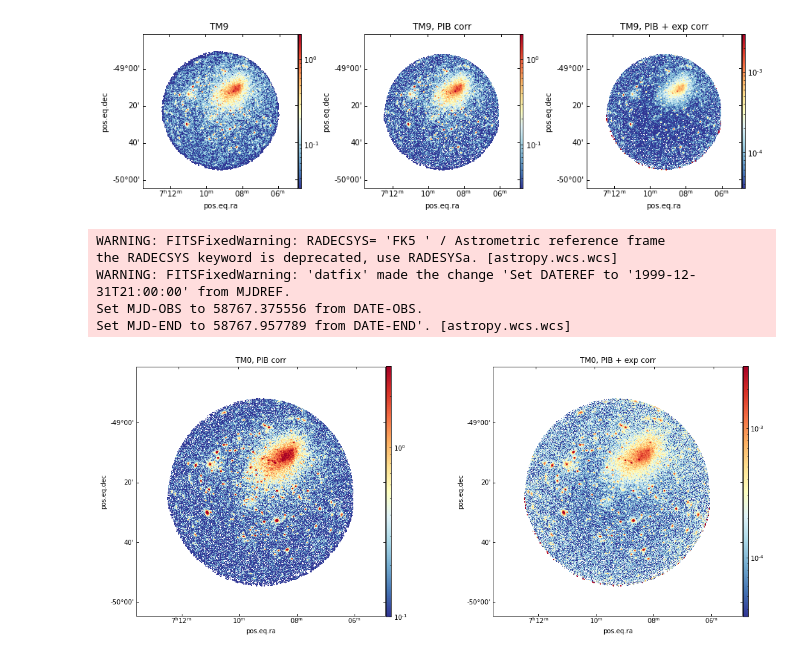
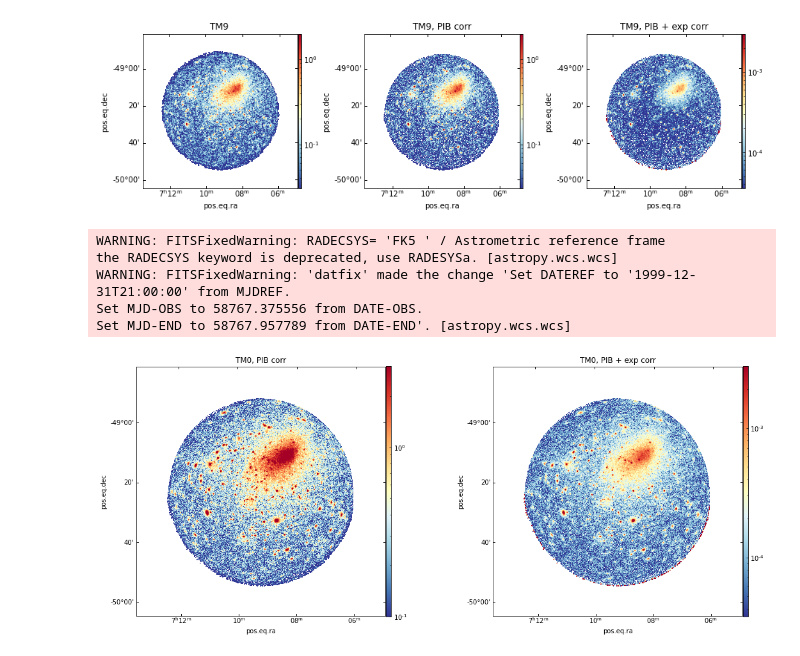
Before and after one commit to xolandaliso/erosita-data-processing, a Jupyter notebook: new_book.ipynb, the cells around one changed output. Cells and saved outputs as stored; diff of their text form; code cells hidden in the pictures.

```diff
--- a/new_book.ipynb
+++ b/new_book.ipynb
@@ -28,7 +28,7 @@ mpl.rcParams['figure.dpi'] = 150
 w_dir = !pwd
 
 observations = [ x for x
-                            in sorted(os.listdir('full_eband/')) if '.fits' in x ]
+                            in sorted(os.listdir('data/full_eband/')) if '.fits' in x ]
 
 
 fig = pl.gcf()
@@ -38,7 +38,7 @@ fig.set_size_inches(6, 6)
 
 for i in range(len(observations)):
     # Set up subplot; subplot indices start at 1
-    phot_image = fits.open(w_dir[0]+'/full_eband/'+observations[i])
+    phot_image = fits.open(w_dir[0]+'/data/full_eband/'+observations[i])
     #f_eband_lc = fits.open(w_dir[0]+'/light_curves/'+new_curves[i]) #filtered
 
     sp = pl.subplot(nrows, ncols, i + 1, projection=WCS(phot_image[0].header))
@@ -231,15 +233,15 @@ Set MJD-END to 58767.957789 from DATE-END'. [astropy.wcs.wcs]
 [figure]
 # %%
 observations = [ x for x
-                            in sorted(os.listdir('full_eband/')) if '.fits' in x ]
+                            in sorted(os.listdir('data/full_eband/')) if '.fits' in x ]
 TMs = [5, 7]
 
 '''
 for each TM
 '''
 
-nonvign_TM9 = fits.open('combined_expmaps/nonvignetted_TM9.fits')
-TM9_photon_image = fits.open('total_maps/filtered_TM9.fits')
+nonvign_TM9 = fits.open('data/expmaps/TM9_nonvignexpmap.fits')
+TM9_photon_image = fits.open('data/filtered_ev/TM9_filtered_ev.fits')
 
 FWC_TM9_sourcespec, FWC_TM9_bkspec = 0, 0
 
@@ -249,12 +251,12 @@ bgsub_TM9 = 0
 for i in range(len(TMs)):
 
     nonv_exmap = fits.open(
-                                w_dir[0]+'/expmaps/nonvignetted_TM'+str(TMs[i])+'.fits' )
+                                w_dir[0]+'/data/expmaps/nonvignetted_TM'+str(TMs[i])+'.fits' )
     vign_exmap = fits.open(
-                            w_dir[0]+'/expmaps/vignetted_TM'+str(TMs[i])+'.fits' )
+                            w_dir[0]+'/data/expmaps/vignetted_TM'+str(TMs[i])+'.fits' )
 
     obs = fits.open(
-                        w_dir[0]+'/full_eband/reduced_TM'+str(TMs[i])+'.fits' )
+                        w_dir[0]+'/data/full_eband/reduced_TM'+str(TMs[i])+'.fits' )
 
     events = obs['EVENTS'].data
 
@@ -285,15 +287,15 @@ for i in range(len(TMs)):
     '''
 
     rmf_data = fits.open(
-                            w_dir[0]+'/bkg_spec/'+'pc00TM'+str(TMs[i])+\
+                            w_dir[0]+'/data/fwc/bkg_spec/'+'pc00TM'+str(TMs[i])+\
                                     '_FWC1.0_'+str(TMs[i])+'00_RMF_c946.fits')['EBOUNDS'].data
 
     src_spec = fits.open(
-                            w_dir[0]+'/source_spec/'+'TM'+str(TMs[i])+\
+                            w_dir[0]+'/data/fwc/source_spec/'+'TM'+str(TMs[i])+\
                                 '_FWC_c010_'+str(TMs[i])+'20_SourceSpec_pat15.fits' )['SPECTRUM'].data
 
     backg_spec = fits.open(
-                        w_dir[0]+'/bkg_spec/'+'pc00TM'+str(TMs[i])+\
+                        w_dir[0]+'/data/fwc/bkg_spec/'+'pc00TM'+str(TMs[i])+\
                                     '_FWC1.0_'+str(TMs[i])+'00_BackgrSpec_c946.fits' )['SPECTRUM'].data
 
     fwc_energies = ( rmf_data['E_MIN'] + rmf_data['E_MAX'] )/2
@@ -324,7 +326,7 @@ for i in range(len(TMs)):
 plotting
 '''
 
-vgn_TM9 = fits.open('combined_expmaps/vignetted_TM9.fits')
+vgn_TM9 = fits.open('data/expmaps/TM9_vignexpmap.fits')
 
 
 pl.subplot(131, projection=WCS(TM9_photon_image[0].header), title='TM9 ')
@@ -367,14 +369,14 @@ PIB subtraction on the total map
 '''
 
 combined_PIB_map = TM8_PIB_map + TM9_PIB_map
-TM0 = TM8_photon_image[0].data + TM9_photon_image[0].data
+TM0 = fits.open('data/filtered_ev/TM0_filtered_ev.fits')
 
-PIB_subtracted_TM0 = TM0 - combined_PIB_map            #total photon image corrected for PIB
+PIB_subtracted_TM0 = TM0[0].data - combined_PIB_map            #total photon image corrected for PIB
 
 PIB_subtracted_TM0[
                 np.where( PIB_subtracted_TM0 == 0 ) ] = np.nan
 
-ax0 = pl.subplot(121, projection=WCS(TM8_photon_image[0].header), title='TM0, PIB corr')
+ax0 = pl.subplot(121, projection=WCS(TM0[0].header), title='TM0, PIB corr')
 img = ax0.imshow(PIB_subtracted_TM0, origin='lower', norm= LogNorm(vmin=0.1, vmax=3.), cmap='RdYlBu_r')
 cb = pl.colorbar(img, ax = ax0, aspect = 50, pad = .002, fraction = .0196)
 
@@ -385,36 +387,35 @@ exposure correction
 corr = np.sum(TM9_photon_image[0].data - TM9_PIB_map) / np.sum(TM8_photon_image[0].data - TM8_PIB_map)
 
 vgn_TM8 = fits.open(
-                        'combined_expmaps/vignetted_TM8.fits' )  #vignetted TM8 exp map
+                        'data/expmaps/TM8_nonvignexpmap.fits' )  #vignetted TM8 exp map
 vgn_TM9 = fits.open(
-                        'combined_expmaps/vignetted_TM9.fits' )  #vignetted TM9 exp map
+                        'data/expmaps/TM9_nonvignexpmap.fits' )  #vignetted TM9 exp map
 
 exp0 = (vgn_TM8[0].data + corr*vgn_TM9[0].data) / 7    #weighting the vignetted total expmap i.e. TM0
 
 
 exp_corr_TM0 = PIB_subtracted_TM0 / exp0
 
 exp_corr_TM0[
                 np.where( exp_corr_TM0 == 0 ) ] = np.nan
 
-ax1 = pl.subplot(122, projection=WCS(TM8_photon_image[0].header), title='TM0, PIB + exp corr')
+ax1 = pl.subplot(122, projection=WCS(TM0[0].header), title='TM0, PIB + exp corr')
 img = ax1.imshow(exp_corr_TM0, origin='lower', norm= LogNorm(vmin=0.000035, vmax=0.003), cmap='RdYlBu_r')
 cb = pl.colorbar(img, ax = ax1, aspect = 50, pad = .002, fraction = .0196)
 
 pl.subplots_adjust(right = 1.6, top = 1.7, wspace=0.4)
 pl.show()
 
 '''
 writing the combined
 image to fits
 '''
 tm0_hdr = TM8_photon_image[0].header + TM9_photon_image[0].header
-
-fits.writeto('total_maps/TM0_fully_corrected_image.fits', exp_corr_TM0, tm0_hdr, overwrite=True)
+tm0_exphdr, tm0_expimag = vgn_TM8[0].header + vgn_TM9[0].header, vgn_TM8[0].data + vgn_TM9[0].data
 # %% [output]
 WARNING: FITSFixedWarning: RADECSYS= 'FK5 ' / Astrometric reference frame
 the RADECSYS keyword is deprecated, use RADESYSa. [astropy.wcs.wcs]
 WARNING: FITSFixedWarning: 'datfix' made the change 'Set DATEREF to '1999-12-31T21:00:00' from MJDREF.
 Set MJD-OBS to 58767.375556 from DATE-OBS.
 Set MJD-END to 58767.957789 from DATE-END'. [astropy.wcs.wcs]
-[figure, old version]
+[figure, new version]
```
Also changed, not shown: parts of 18 cells of this notebook, 59 other files.
